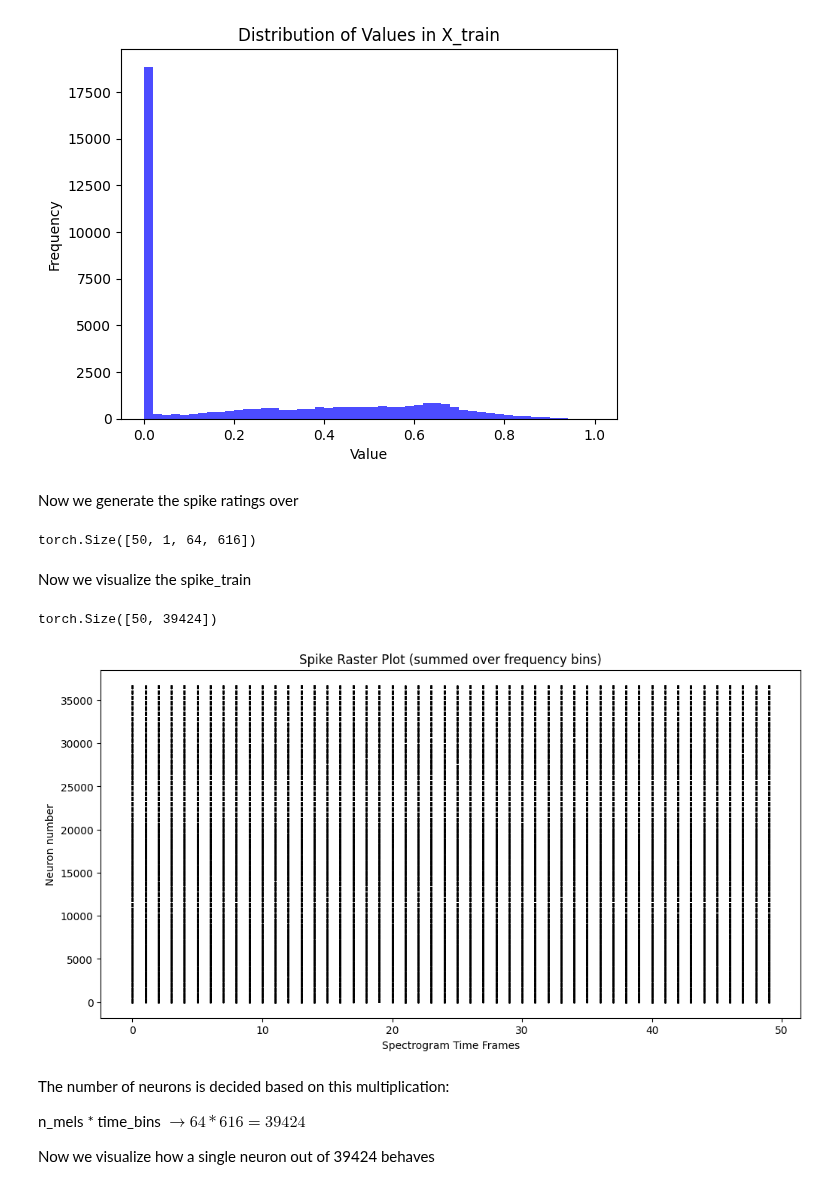
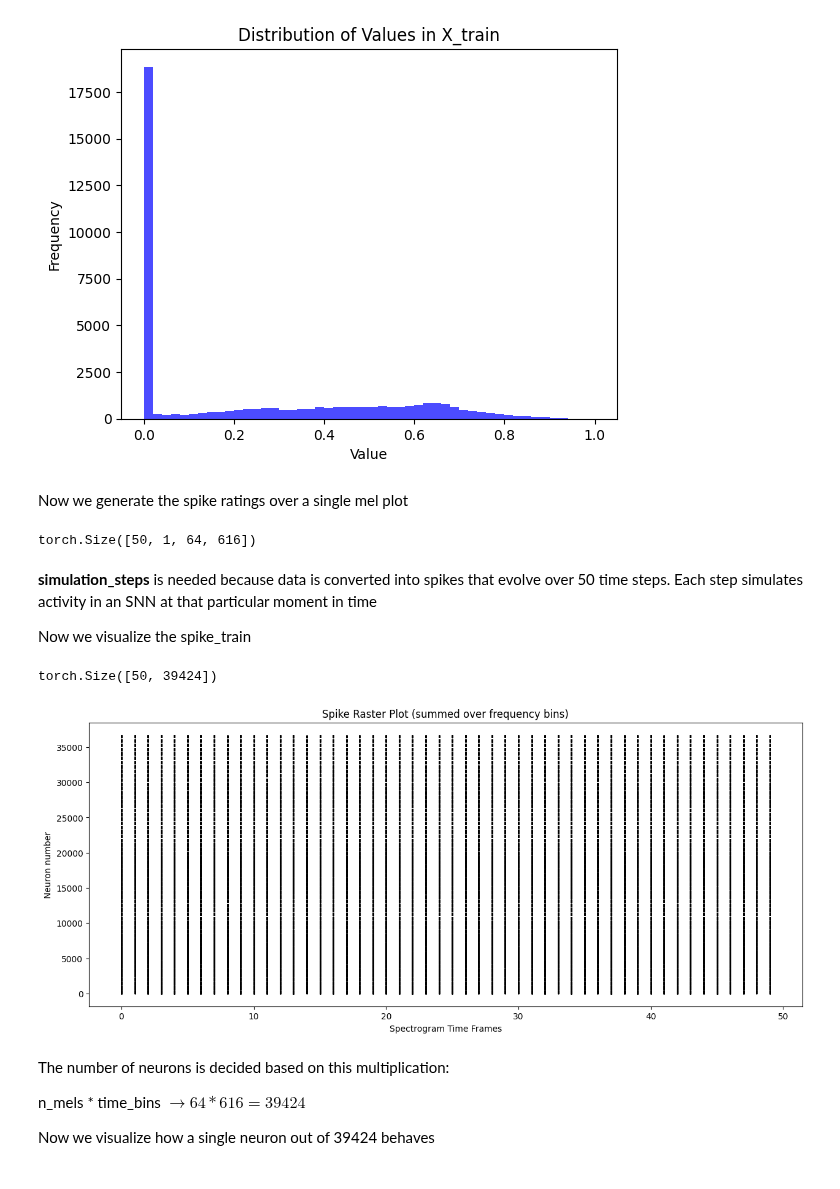
Before and after one commit to unipd-human-data/env-soundnet, a Jupyter notebook: Preprocessing.ipynb, the cells around one changed output. Saved outputs shown, nothing was run; the diff lists cells and outputs as text; code cells hidden in the pictures.

```diff
--- a/Preprocessing.ipynb
+++ b/Preprocessing.ipynb
@@ -378,29 +380,31 @@ Mean: 0.2424
 Std: 0.2764
 [figure]
 # %% [markdown]
-Now we generate the spike ratings over
+Now we generate the spike ratings over a single mel plot
 # %%
-num_steps = 50
-rate_spike_train = spikegen.rate(data=X_train_rate_batch, num_steps=num_steps, gain=1)
+simulation_steps = 50
+rate_spike_train = spikegen.rate(data=X_train_rate_batch, num_steps=simulation_steps, gain=1)
 print(rate_spike_train.shape)
 # %% [output]
 torch.Size([50, 1, 64, 616])
-# %% [markdown]
-Now we visualize the spike_train
+# %% [markdown]
+**simulation_steps** is needed because data is converted into spikes that evolve over 50 time steps. Each step simulates activity in an SNN at that particular moment in time
+
+Now we visualize the spike_train
 # %%
-spike_sample = rate_spike_train[:, 0, :, :].reshape((num_steps, -1))
-print(spike_sample.reshape((num_steps, -1)).shape)
-#spike_raster = torch.sum(spike_sample, dim=1).reshape((num_steps, -1))  # shape: (50, 616)
+spike_sample = rate_spike_train[:, 0, :, :].reshape((simulation_steps, -1))
+print(spike_sample.reshape((simulation_steps, -1)).shape)
+#spike_raster = torch.sum(spike_sample, dim=1).reshape((simulation_steps, -1))  # shape: (50, 616)
 
-fig, ax = plt.subplots(figsize=(12, 6))
+fig, ax = plt.subplots(figsize=(15, 6))
 splt.raster(spike_sample, ax, s=0.5, c="black")
 ax.set_xlabel("Spectrogram Time Frames")
 ax.set_ylabel("Neuron number")
 ax.set_title("Spike Raster Plot (summed over frequency bins)")
 plt.show()
 # %% [output]
 torch.Size([50, 39424])
-[figure, old version]
+[figure, new version]
 # %% [markdown]
 The number of neurons is decided based on this multiplication:
 
```
Also changed, not shown: parts of 11 cells of this notebook.
